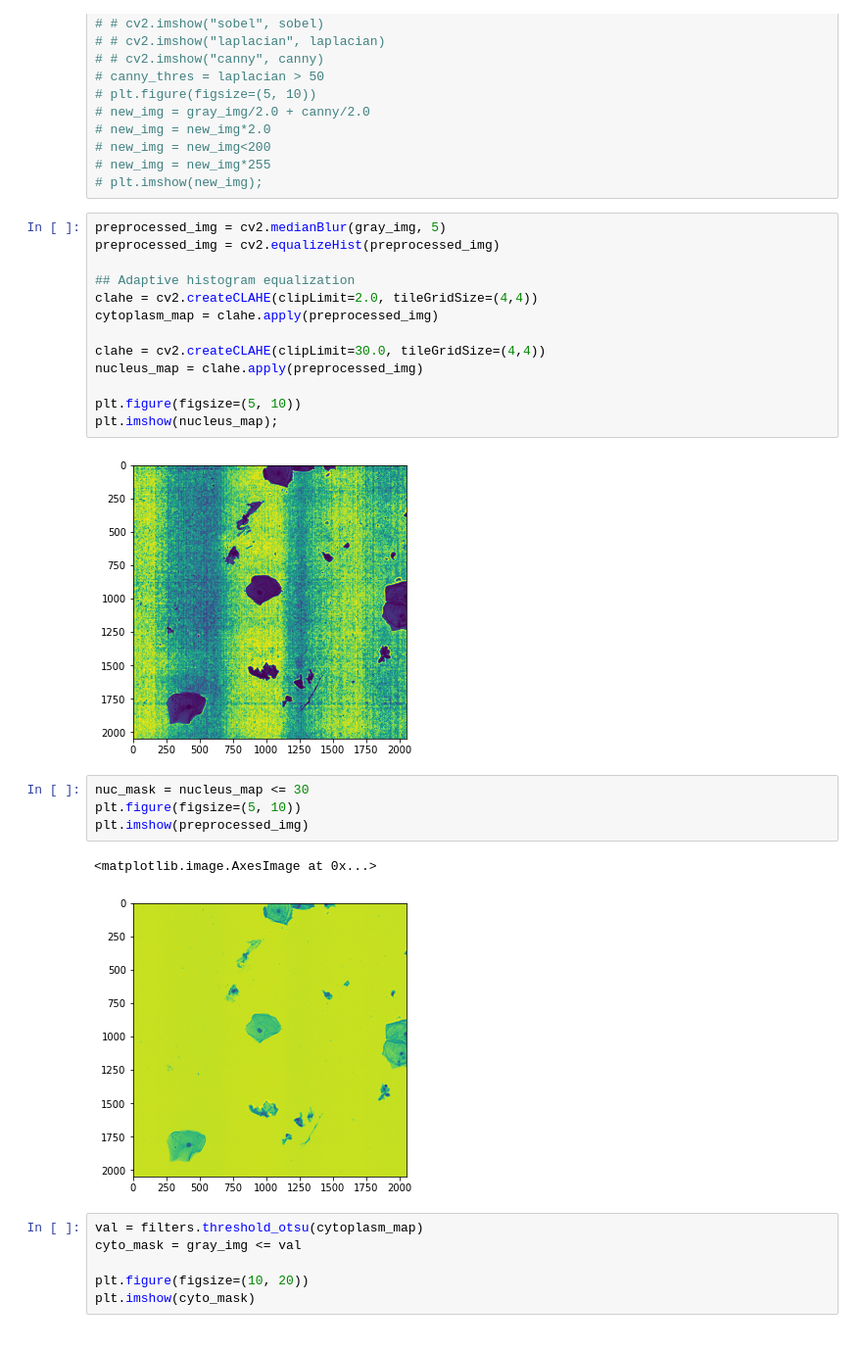
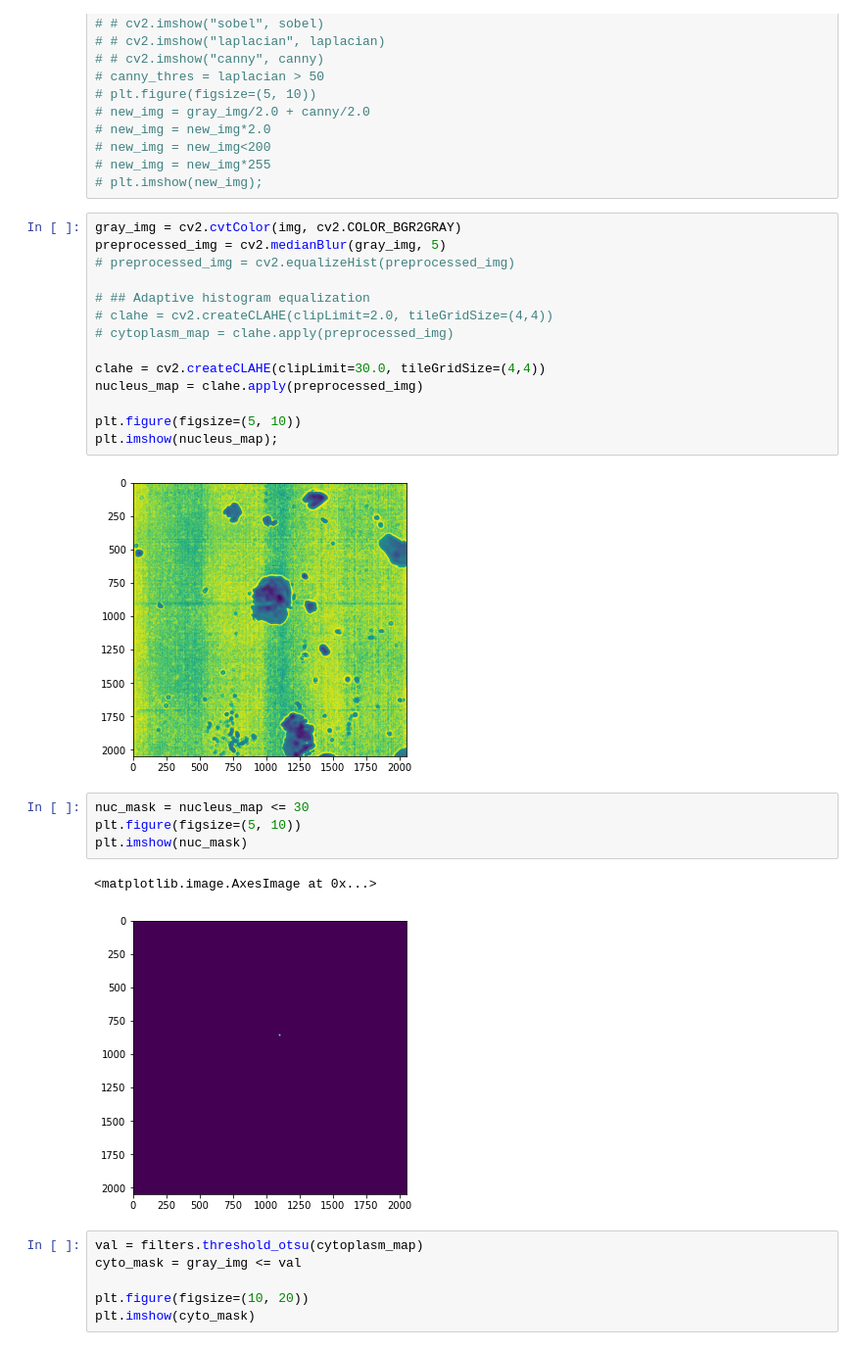
Before and after one commit to YuBeomGon/yolo, a Jupyter notebook: cv2/notebooks/unsupervised way.ipynb, the cells around one changed output. Shown: that part at 98% size. Drawn from its saved outputs; the diff is of its cells as text.

```diff
--- a/cv2/notebooks/unsupervised way.ipynb
+++ b/cv2/notebooks/unsupervised way.ipynb
@@ -78,12 +78,13 @@ plt.show()
 # new_img = new_img*255
 # plt.imshow(new_img);
 # %%
+gray_img = cv2.cvtColor(img, cv2.COLOR_BGR2GRAY)
 preprocessed_img = cv2.medianBlur(gray_img, 5)
-preprocessed_img = cv2.equalizeHist(preprocessed_img)
+# preprocessed_img = cv2.equalizeHist(preprocessed_img)
 
-## Adaptive histogram equalization
-clahe = cv2.createCLAHE(clipLimit=2.0, tileGridSize=(4,4))
-cytoplasm_map = clahe.apply(preprocessed_img)
+# ## Adaptive histogram equalization
+# clahe = cv2.createCLAHE(clipLimit=2.0, tileGridSize=(4,4))
+# cytoplasm_map = clahe.apply(preprocessed_img)
 
 clahe = cv2.createCLAHE(clipLimit=30.0, tileGridSize=(4,4))
 nucleus_map = clahe.apply(preprocessed_img)
@@ -91,14 +92,14 @@ nucleus_map = clahe.apply(preprocessed_img)
 plt.figure(figsize=(5, 10))
 plt.imshow(nucleus_map);
 # %% [output]
-[figure, old version]
+[figure, new version]
 # %%
 nuc_mask = nucleus_map <= 30
 plt.figure(figsize=(5, 10))
-plt.imshow(preprocessed_img)
+plt.imshow(nuc_mask)
 # %% [output]
 <matplotlib.image.AxesImage at 0x...>
-[figure, old version]
+[figure, new version]
 # %%
 val = filters.threshold_otsu(cytoplasm_map)
 cyto_mask = gray_img <= val
```
Also changed, not shown: 7 other files.
